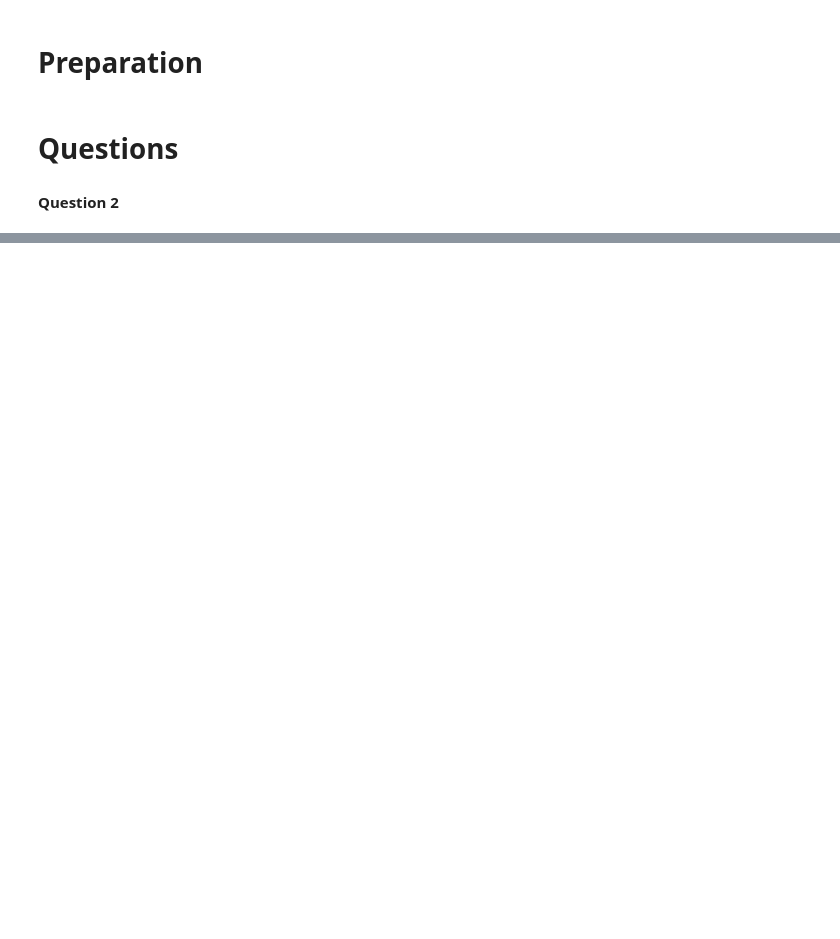
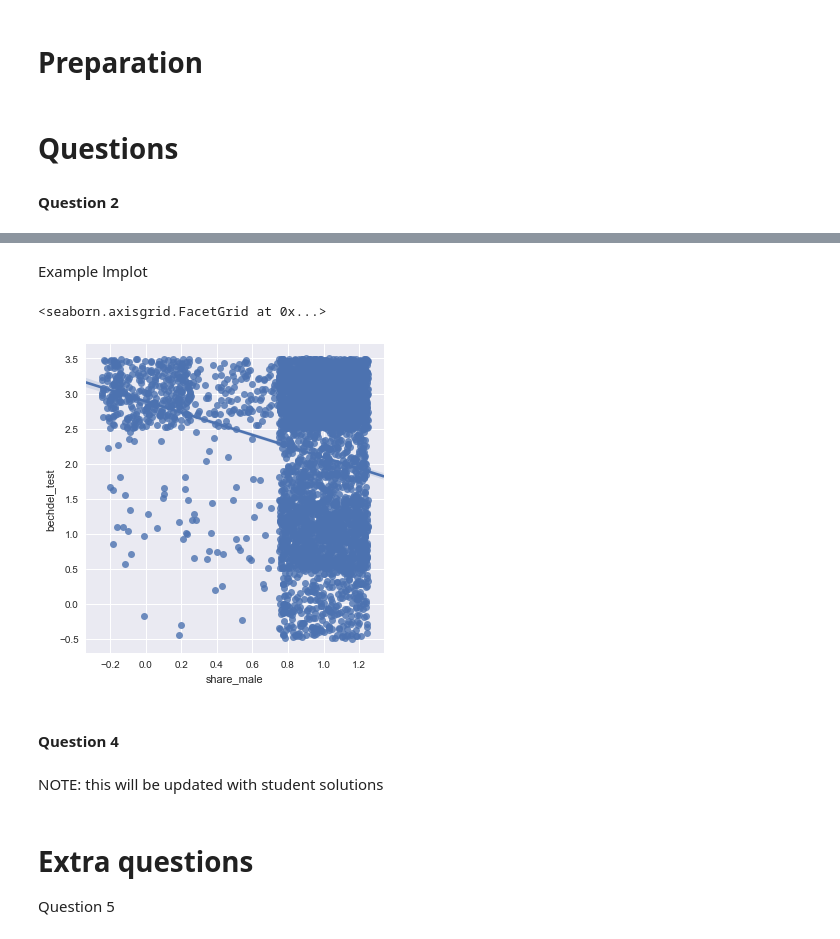
Before and after one commit to abjer/sds2017, a Jupyter notebook: code/exercise_1_solution.ipynb, the cells around one changed output, grey strips where cells are left out. Saved outputs shown, nothing was run; the diff lists cells and outputs as text; code cells hidden in the pictures; blank space fills up the shorter version.

Commit message:
Added Q3, Q5 solutions for exercise 1

```diff
--- a/code/exercise_1_solution.ipynb
+++ b/code/exercise_1_solution.ipynb
@@ -37,0 +77,18 @@ df['status'] = df.share_male\
+# %% [markdown]
+Example lmplot
+# %%
+sns.lmplot(x='share_male',
+           y='bechdel_test',
+           data=df_non_actor,
+           x_jitter=.25,
+           y_jitter=.5)
+# %% [output]
+<seaborn.axisgrid.FacetGrid at 0x...>
+[figure, added]
+# %% [markdown]
+#### Question 4
+# %% [markdown]
+NOTE: this will be updated with student solutions
+# %% [markdown]
+# Extra questions
+Question 5
```
Also changed, not shown: parts of 11 cells of this notebook.
